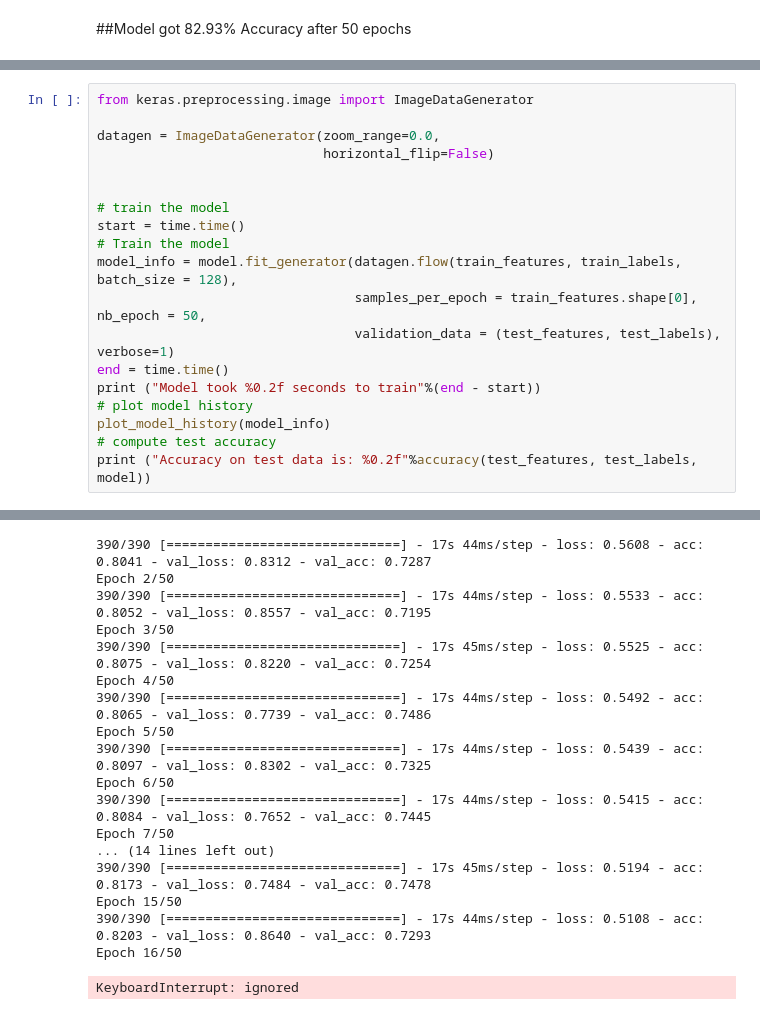
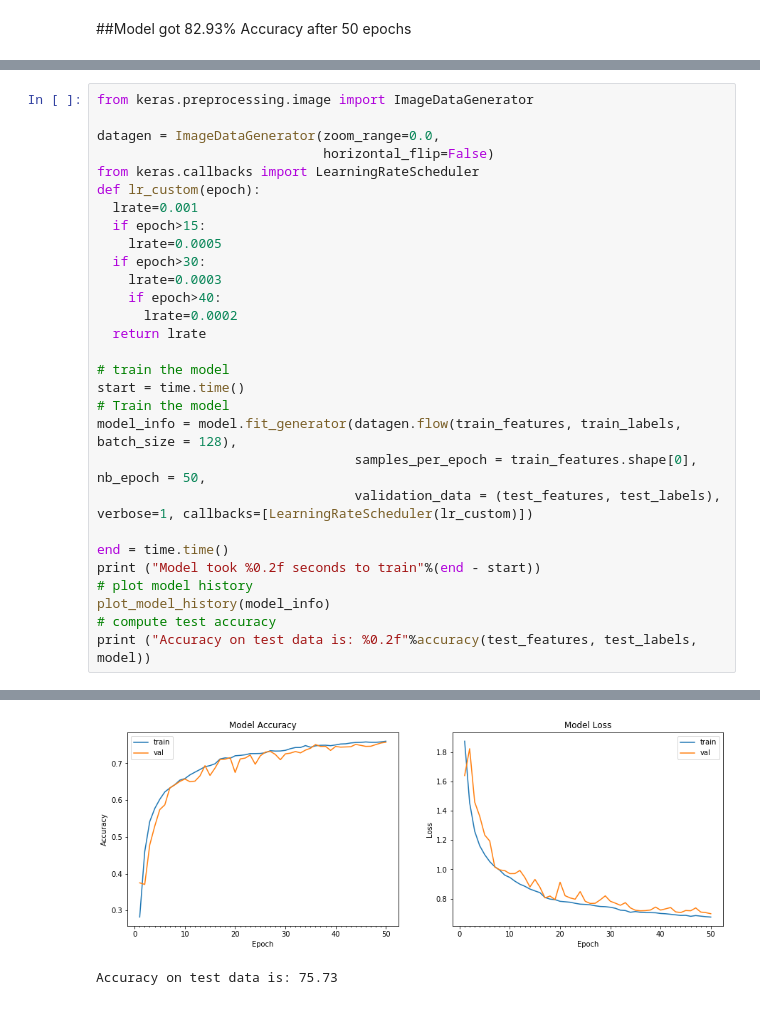
Before and after one commit to Sanyam8055/EIP-4.0-, a Jupyter notebook: Assignment3.ipynb, the cells around one changed output, grey strips where cells are left out. Cells and saved outputs as stored; diff of their text form.

```diff
--- a/Assignment3.ipynb
+++ b/Assignment3.ipynb
@@ -233,14 +245,24 @@ from keras.preprocessing.image import ImageDataGenerator
 
 datagen = ImageDataGenerator(zoom_range=0.0,
                              horizontal_flip=False)
-
+from keras.callbacks import LearningRateScheduler
+def lr_custom(epoch):
+  lrate=0.001
+  if epoch>15:
+    lrate=0.0005
+  if epoch>30:
+    lrate=0.0003
+    if epoch>40:
+      lrate=0.0002
+  return lrate
 
 # train the model
 start = time.time()
 # Train the model
 model_info = model.fit_generator(datagen.flow(train_features, train_labels, batch_size = 128),
                                  samples_per_epoch = train_features.shape[0], nb_epoch = 50,
-                                 validation_data = (test_features, test_labels), verbose=1)
+                                 validation_data = (test_features, test_labels), verbose=1, callbacks=[LearningRateScheduler(lr_custom)])
+
 end = time.time()
 print ("Model took %0.2f seconds to train"%(end - start))
 # plot model history
@@ -252,18 +290,2 @@ Epoch 1/50
+[figure, added]
-390/390 [==============================] - 17s 44ms/step - loss: 0.5608 - acc: 0.8041 - val_loss: 0.8312 - val_acc: 0.7287
-Epoch 2/50
-390/390 [==============================] - 17s 44ms/step - loss: 0.5533 - acc: 0.8052 - val_loss: 0.8557 - val_acc: 0.7195
-Epoch 3/50
-390/390 [==============================] - 17s 45ms/step - loss: 0.5525 - acc: 0.8075 - val_loss: 0.8220 - val_acc: 0.7254
-Epoch 4/50
-390/390 [==============================] - 17s 44ms/step - loss: 0.5492 - acc: 0.8065 - val_loss: 0.7739 - val_acc: 0.7486
-Epoch 5/50
-390/390 [==============================] - 17s 44ms/step - loss: 0.5439 - acc: 0.8097 - val_loss: 0.8302 - val_acc: 0.7325
-Epoch 6/50
-390/390 [==============================] - 17s 44ms/step - loss: 0.5415 - acc: 0.8084 - val_loss: 0.7652 - val_acc: 0.7445
-Epoch 7/50
-... (14 lines left out)
-390/390 [==============================] - 17s 45ms/step - loss: 0.5194 - acc: 0.8173 - val_loss: 0.7484 - val_acc: 0.7478
-Epoch 15/50
-390/390 [==============================] - 17s 44ms/step - loss: 0.5108 - acc: 0.8203 - val_loss: 0.8640 - val_acc: 0.7293
-Epoch 16/50
+Accuracy on test data is: 75.73
-KeyboardInterrupt: ignored
```
Also changed, not shown: parts of 11 cells of this notebook.
